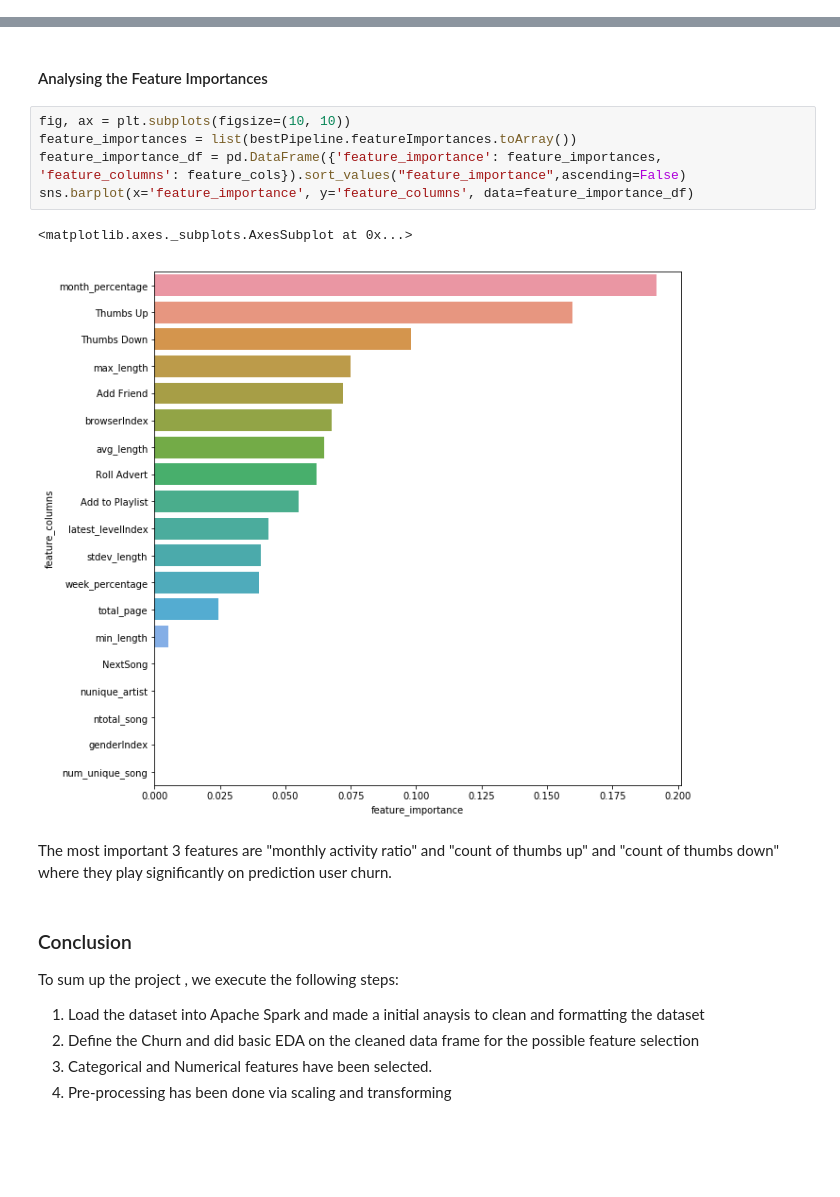
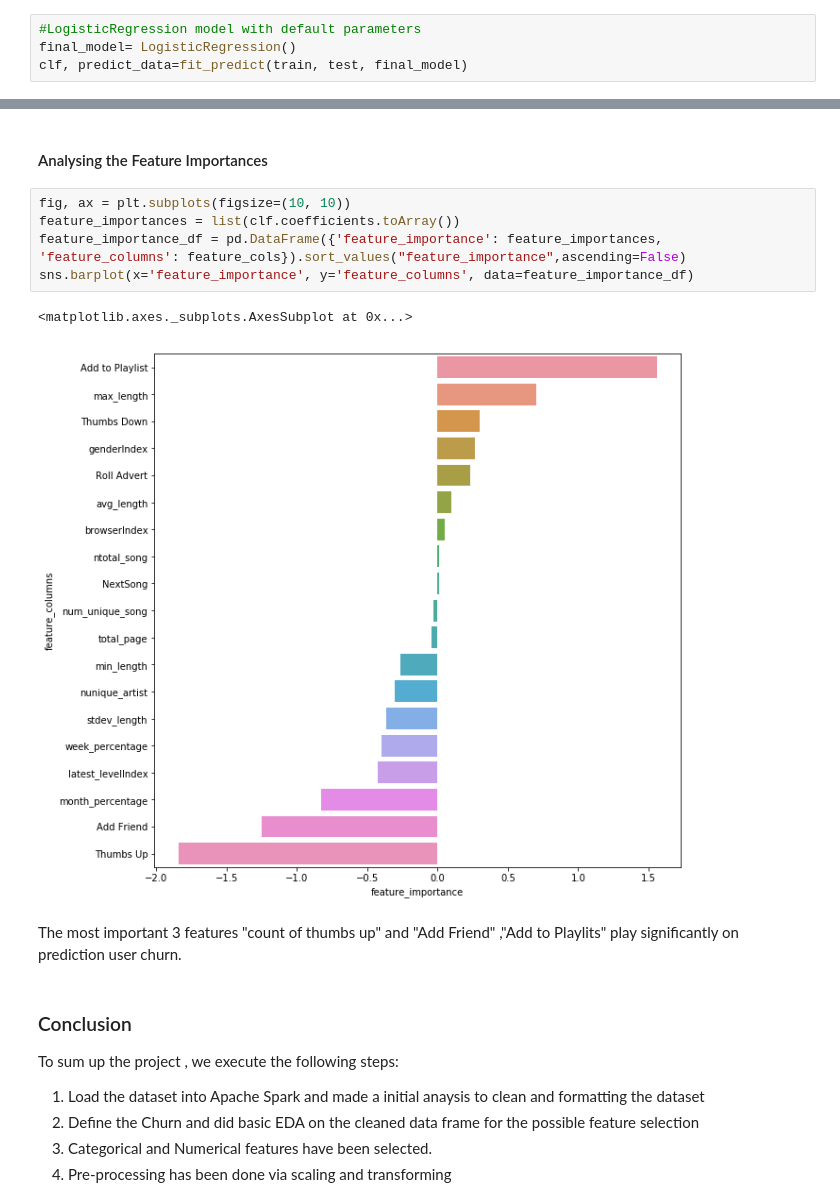
Before and after one commit to welisari/Sparkify_Project, a Jupyter notebook: Sparkify.ipynb, the cells around one changed output, grey strips where cells are left out. Drawn from its saved outputs; the diff is of its cells as text; blank space fills up the shorter version.

```diff
--- a/Sparkify.ipynb
+++ b/Sparkify.ipynb
@@ -1243,0 +1246,4 @@ evaluate_model(predictions)
+# %%
+#LogisticRegression model with default parameters
+final_model= LogisticRegression()
+clf, predict_data=fit_predict(train, test, final_model)
@@ -1252,14 +1269,14 @@ Best parameters : max Depth:5, Max Iter:5 ,Max Bins:30
 #### Analysing the Feature Importances
 # %%
 fig, ax = plt.subplots(figsize=(10, 10))
-feature_importances = list(bestPipeline.featureImportances.toArray())
+feature_importances = list(clf.coefficients.toArray())
 feature_importance_df = pd.DataFrame({'feature_importance': feature_importances, 'feature_columns': feature_cols}).sort_values("feature_importance",ascending=False)
 sns.barplot(x='feature_importance', y='feature_columns', data=feature_importance_df)
 # %% [output]
 <matplotlib.axes._subplots.AxesSubplot at 0x...>
-[figure, old version]
+[figure, new version]
 # %% [markdown]
-The most important 3 features are "monthly activity ratio" and "count of thumbs up" and "count of thumbs down" where they play significantly on prediction user churn.
+The most important 3 features "count of thumbs up" and "Add Friend" ,"Add to Playlits" play significantly on prediction user churn.
 # %% [markdown]
 
 ### Conclusion
```
Also changed, not shown: parts of 22 cells of this notebook.
